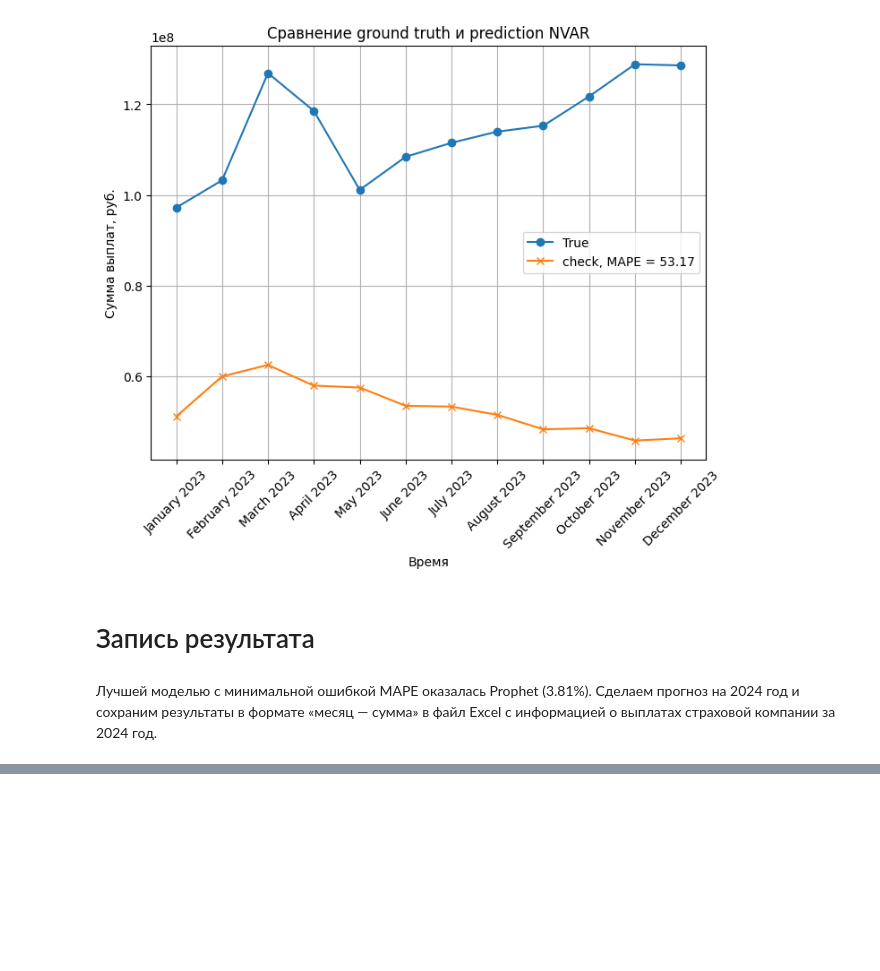
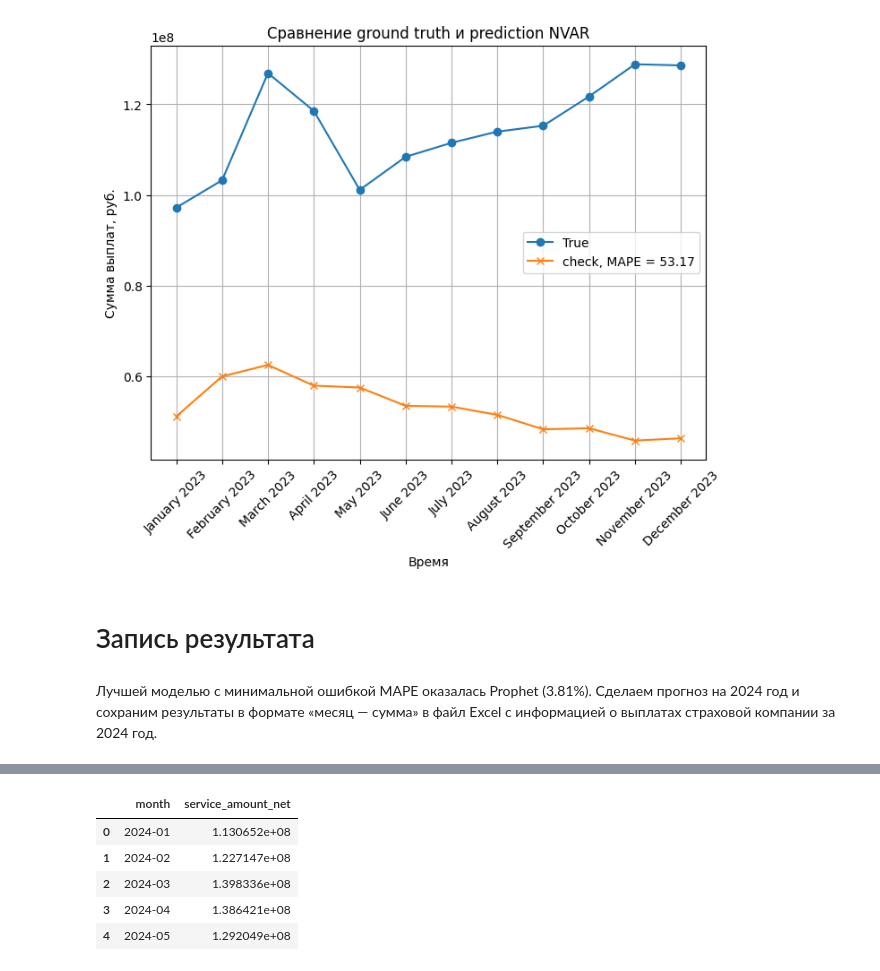
Before and after one commit to ATHigh/RiskPredict-Sber, a Jupyter notebook: solution.ipynb, the cells around one changed output, grey strips where cells are left out. Saved outputs shown, nothing was run; the diff lists cells and outputs as text; code cells hidden in the pictures; blank space fills up the shorter version.

```diff
--- a/solution.ipynb
+++ b/solution.ipynb
@@ -1215,0 +1245,9 @@ plt.grid()
+# %%
+forecast_2024.head()
+# %% [output]
+|  | month | service_amount_net |
+| 0 | 2024-01 | 1.130652e+08 |
+| 1 | 2024-02 | 1.227147e+08 |
+| 2 | 2024-03 | 1.398336e+08 |
+| 3 | 2024-04 | 1.386421e+08 |
+| 4 | 2024-05 | 1.292049e+08 |
```
Also changed, not shown: parts of 3 cells of this notebook, 1 other file.
